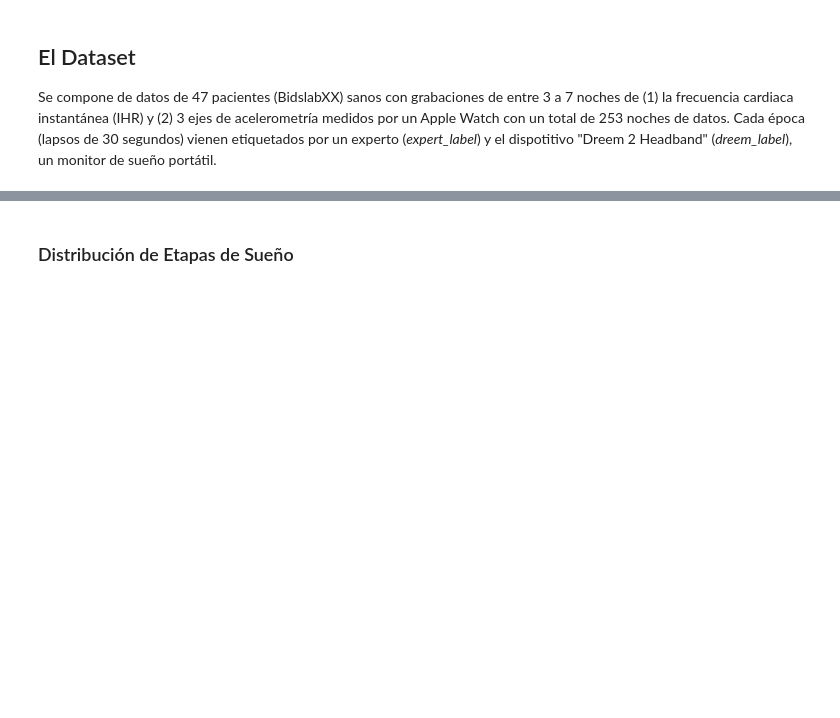
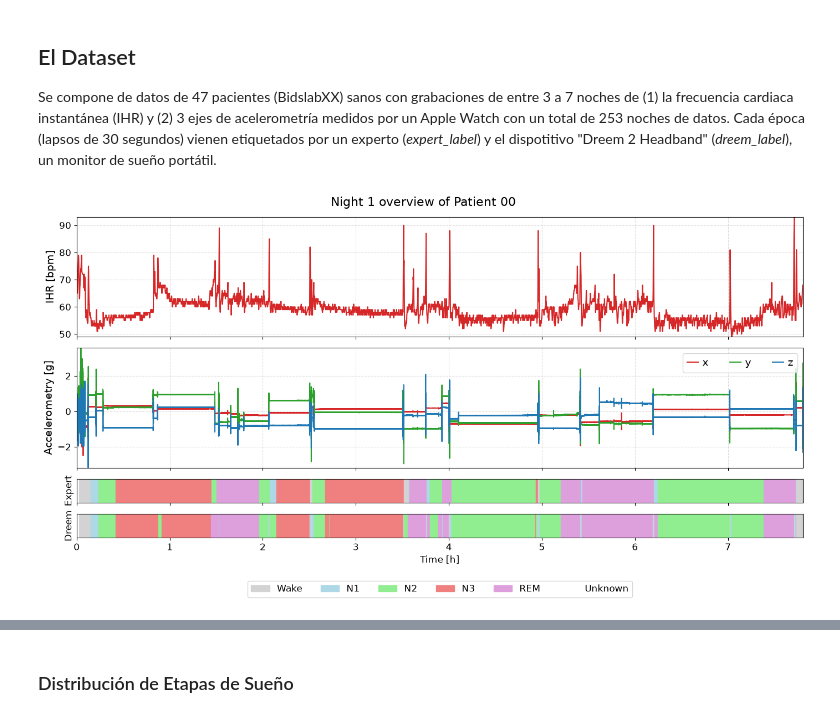
Before and after one commit to agus-pereyra/proyecto-final-ml, a Jupyter notebook: main.ipynb, the cells around one changed output, grey strips where cells are left out. Cells and saved outputs as stored; diff of their text form; code cells hidden in the pictures; blank space fills up the shorter version.

```diff
--- a/main.ipynb
+++ b/main.ipynb
@@ -19,3 +21,9 @@ import src.metrics as metrics
 ## El Dataset
 
 Se compone de datos de 47 pacientes (BidslabXX) sanos con grabaciones de entre 3 a 7 noches de (1) la frecuencia cardiaca instantánea (IHR) y (2) 3 ejes de acelerometría medidos por un Apple Watch con un total de 253 noches de datos. Cada época (lapsos de 30 segundos) vienen etiquetados por un experto (*expert_label*) y el dispotitivo "Dreem 2 Headband" (*dreem_label*), un monitor de sueño portátil.
+# %%
+patient, night = 0, 1
+night_data = EDA.load_night(patient, night)
+plots.night_overview(night_data, patient, night)
+# %% [output]
+[figure, added]
```
Also changed, not shown: parts of 8 cells of this notebook, 11 other files.
